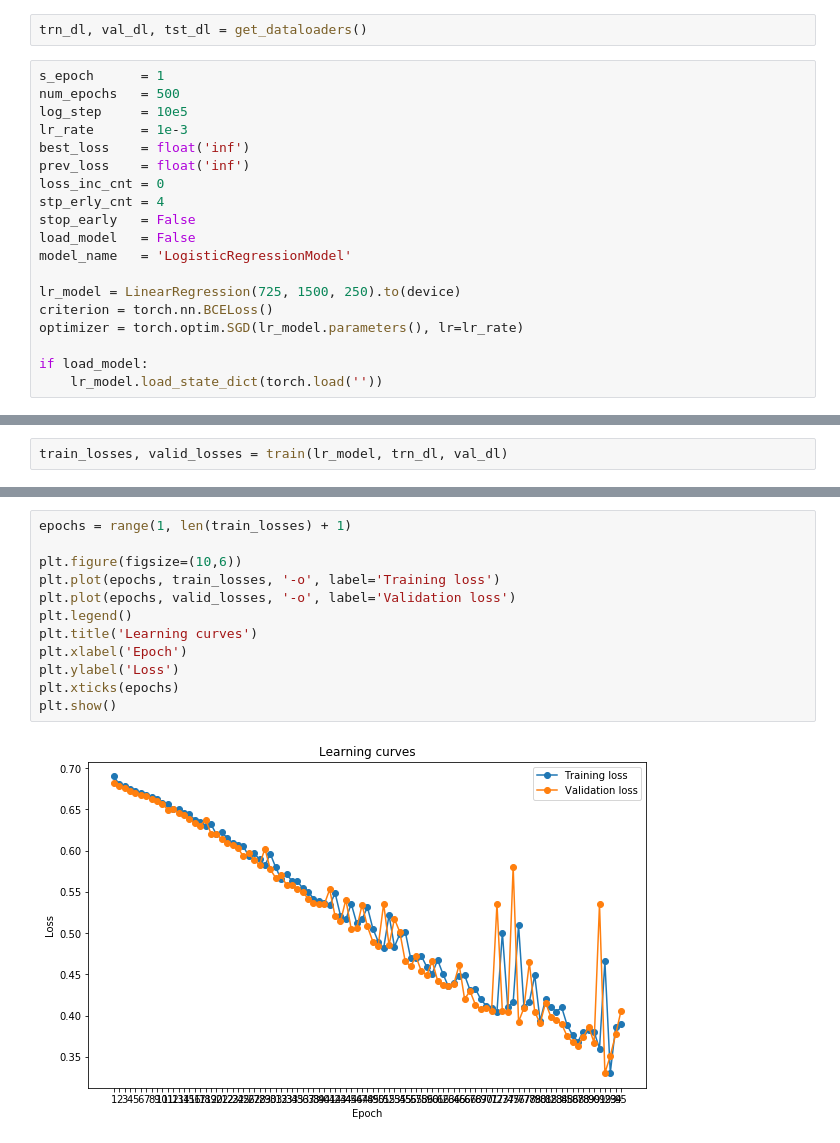
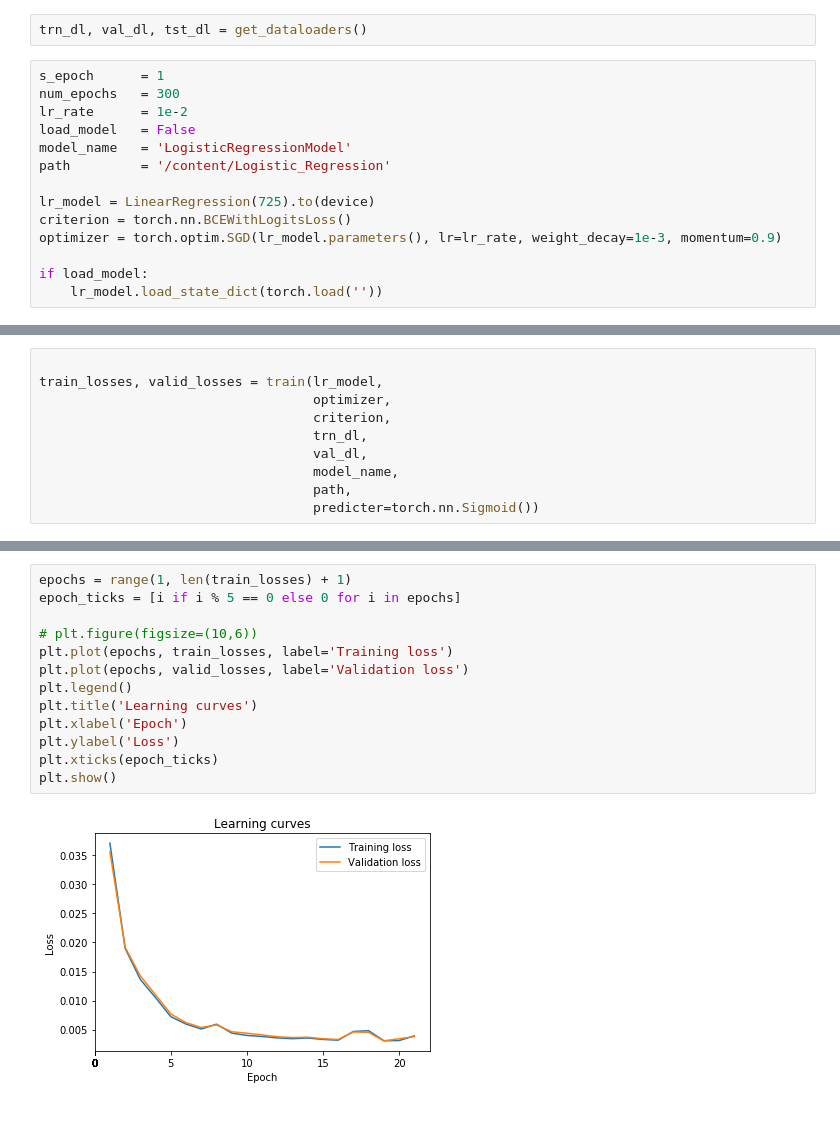
Before and after one commit to avilaJorge/DeepFakeDetector, a Jupyter notebook: DeepFakeDetectionModel.ipynb, the cells around one changed output, grey strips where cells are left out. Saved outputs shown, nothing was run; the diff lists cells and outputs as text; blank space fills up the shorter version.

```diff
--- a/DeepFakeDetectionModel.ipynb
+++ b/DeepFakeDetectionModel.ipynb
@@ -26,20 +61,15 @@ device = torch.device("cuda:0" if torch.cuda.is_available() else "cpu")
 trn_dl, val_dl, tst_dl = get_dataloaders()
 # %%
 s_epoch      = 1
-num_epochs   = 500
-log_step     = 10e5
-lr_rate      = 1e-3
-best_loss    = float('inf')
-prev_loss    = float('inf')
-loss_inc_cnt = 0
-stp_erly_cnt = 4
-stop_early   = False
+num_epochs   = 300
+lr_rate      = 1e-2
 load_model   = False
 model_name   = 'LogisticRegressionModel'
+path         = '/content/Logistic_Regression'
 
-lr_model = LinearRegression(725, 1500, 250).to(device)
-criterion = torch.nn.BCELoss()
-optimizer = torch.optim.SGD(lr_model.parameters(), lr=lr_rate)
+lr_model = LinearRegression(725).to(device)
+criterion = torch.nn.BCEWithLogitsLoss()
+optimizer = torch.optim.SGD(lr_model.parameters(), lr=lr_rate, weight_decay=1e-3, momentum=0.9)
 
 if load_model:
     lr_model.load_state_dict(torch.load(''))
@@ -156,3 +76,11 @@ def evaluate(model, epoch, data_loader, valid_losses, validation=True):
 # %%
-train_losses, valid_losses = train(lr_model, trn_dl, val_dl)
+
+train_losses, valid_losses = train(lr_model,
+                                   optimizer,
+                                   criterion,
+                                   trn_dl,
+                                   val_dl,
+                                   model_name,
+                                   path,
+                                   predicter=torch.nn.Sigmoid())
 # %% [output]
@@ -193,14 +118,15 @@ Validation Loss has gone up 0 times.
 # %%
 epochs = range(1, len(train_losses) + 1)
+epoch_ticks = [i if i % 5 == 0 else 0 for i in epochs]
 
-plt.figure(figsize=(10,6))
-plt.plot(epochs, train_losses, '-o', label='Training loss')
-plt.plot(epochs, valid_losses, '-o', label='Validation loss')
+# plt.figure(figsize=(10,6))
+plt.plot(epochs, train_losses, label='Training loss')
+plt.plot(epochs, valid_losses, label='Validation loss')
 plt.legend()
 plt.title('Learning curves')
 plt.xlabel('Epoch')
 plt.ylabel('Loss')
-plt.xticks(epochs)
+plt.xticks(epoch_ticks)
 plt.show()
 # %% [output]
-[figure, old version]
+[figure, new version]
```
Also changed, not shown: parts of 8 cells of this notebook.
